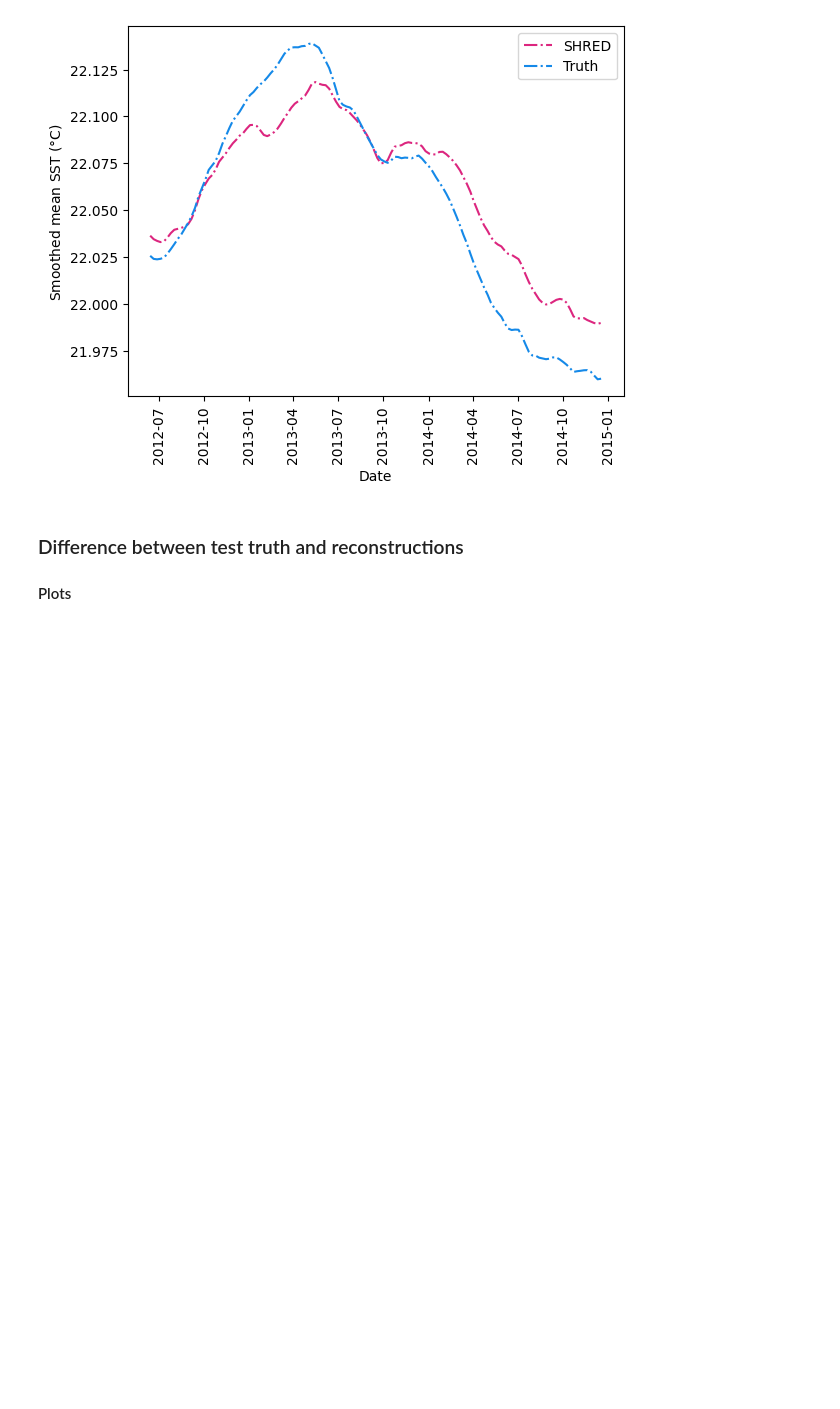
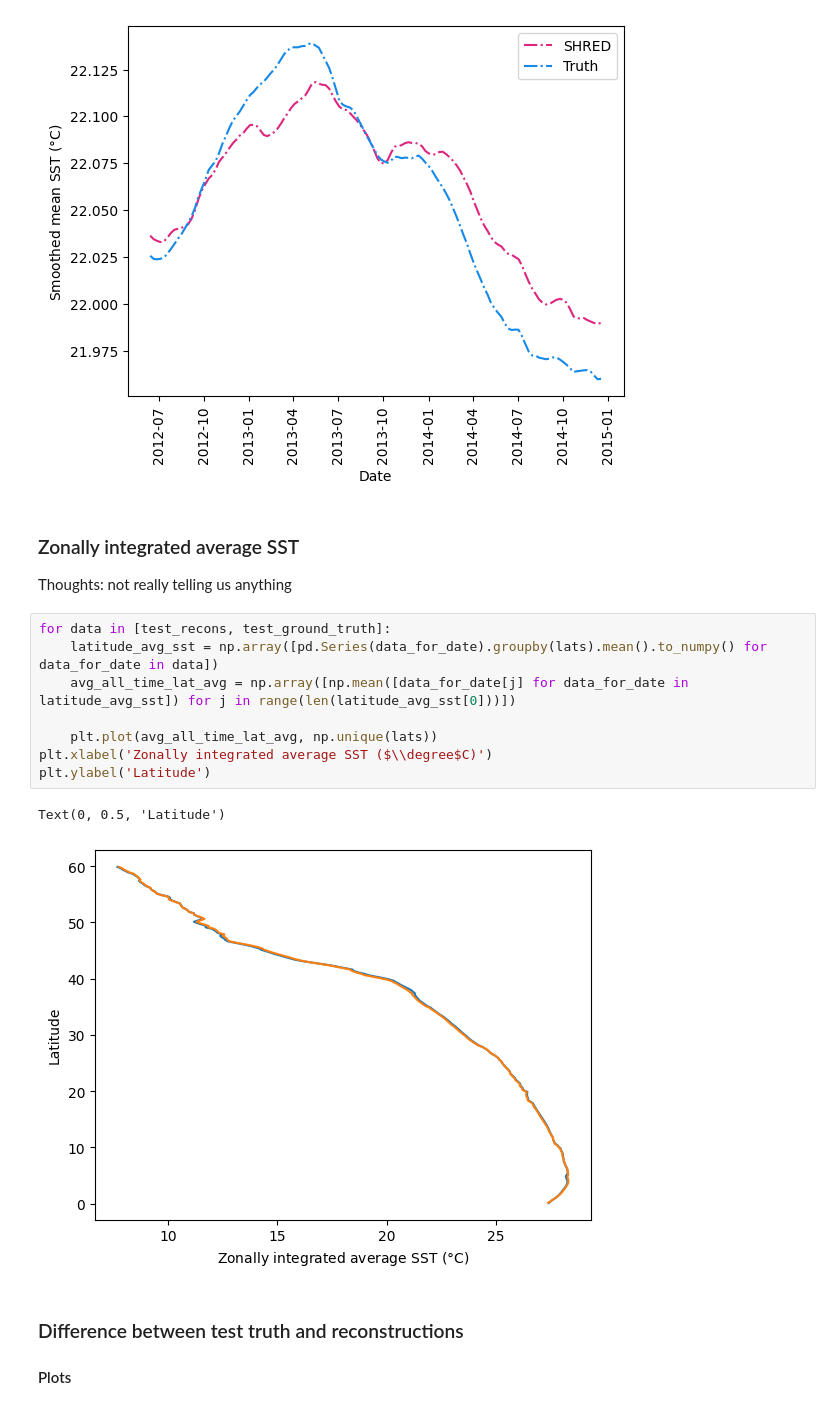
Before and after one commit to abbym-bristol/ME4OH_summer_project, a Jupyter notebook: SHRED_OFAM3_SST_static.ipynb, the cells around one changed output. Cells and saved outputs as stored; diff of their text form; blank space fills up the shorter version.

```diff
--- a/SHRED_OFAM3_SST_static.ipynb
+++ b/SHRED_OFAM3_SST_static.ipynb
@@ -215,6 +215,20 @@ plt.ylabel("Smoothed mean SST ($\\degree$C)")
 # %% [output]
 Text(0, 0.5, 'Smoothed mean SST ($\\degree$C)')
 [figure]
+# %% [markdown]
+### Zonally integrated average SST
+Thoughts: not really telling us anything
+# %%
+for data in [test_recons, test_ground_truth]:
+    latitude_avg_sst = np.array([pd.Series(data_for_date).groupby(lats).mean().to_numpy() for data_for_date in data])
+    avg_all_time_lat_avg = np.array([np.mean([data_for_date[j] for data_for_date in latitude_avg_sst]) for j in range(len(latitude_avg_sst[0]))])
+
+    plt.plot(avg_all_time_lat_avg, np.unique(lats))
+plt.xlabel('Zonally integrated average SST ($\\degree$C)')
+plt.ylabel('Latitude')
+# %% [output]
+Text(0, 0.5, 'Latitude')
+[figure, added]
 # %% [markdown]
 ### Difference between test truth and reconstructions
 #### Plots
```
Also changed, not shown: parts of 15 cells of this notebook.
